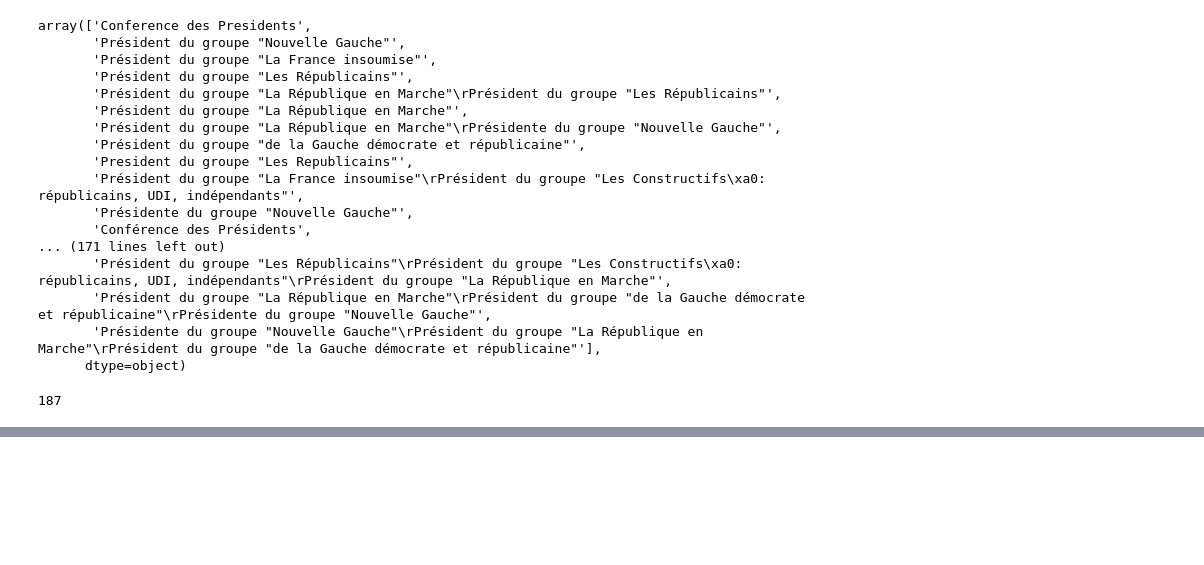
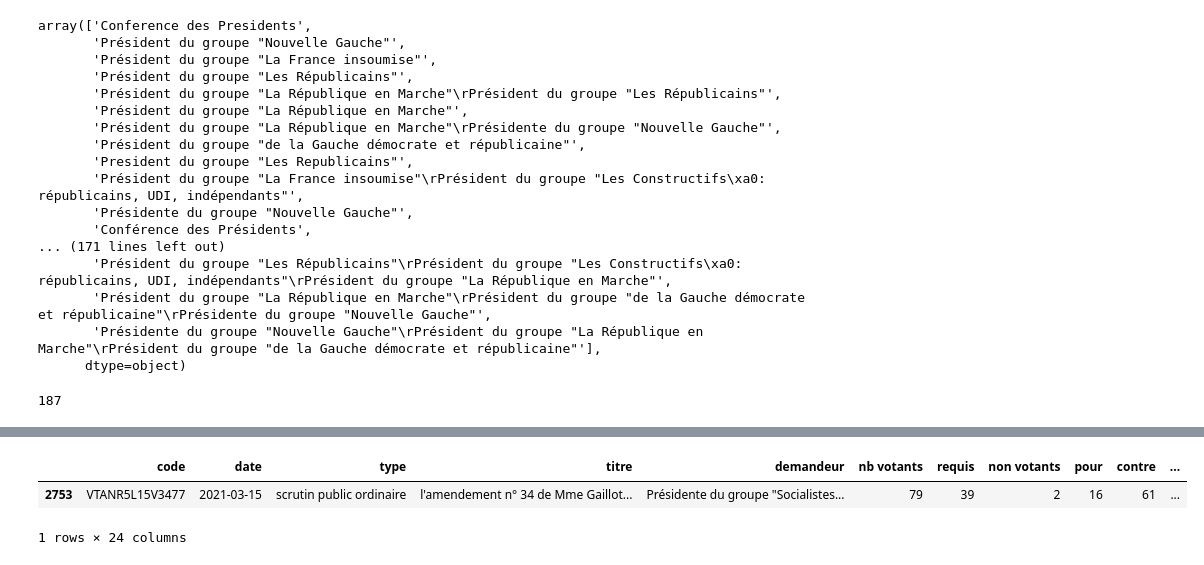
Before and after one commit to max-lutz/national-assembly, a Jupyter notebook: Data exploratory phase - votes.ipynb, the cells around one changed output, grey strips where cells are left out. Saved outputs shown, nothing was run; the diff lists cells and outputs as text; code cells hidden in the pictures; blank space fills up the shorter version.

```diff
--- a/Data exploratory phase - votes.ipynb
+++ b/Data exploratory phase - votes.ipynb
@@ -203,0 +258,6 @@ len(df_vote['demandeur'].unique())
+# %%
+df_vote[df_vote['titre'].str.contains('Gaillot')]
+# %% [output]
+|  | code | date | type | titre | demandeur | nb votants | requis | non votants | pour | contre | ... |
+| 2753 | VTANR5L15V3477 | 2021-03-15 | scrutin public ordinaire | l'amendement n° 34 de Mme Gaillot... | Présidente du groupe "Socialistes... | 79 | 39 | 2 | 16 | 61 | ... |
+1 rows × 24 columns
```
Also changed, not shown: parts of 9 cells of this notebook, 3 other files.
